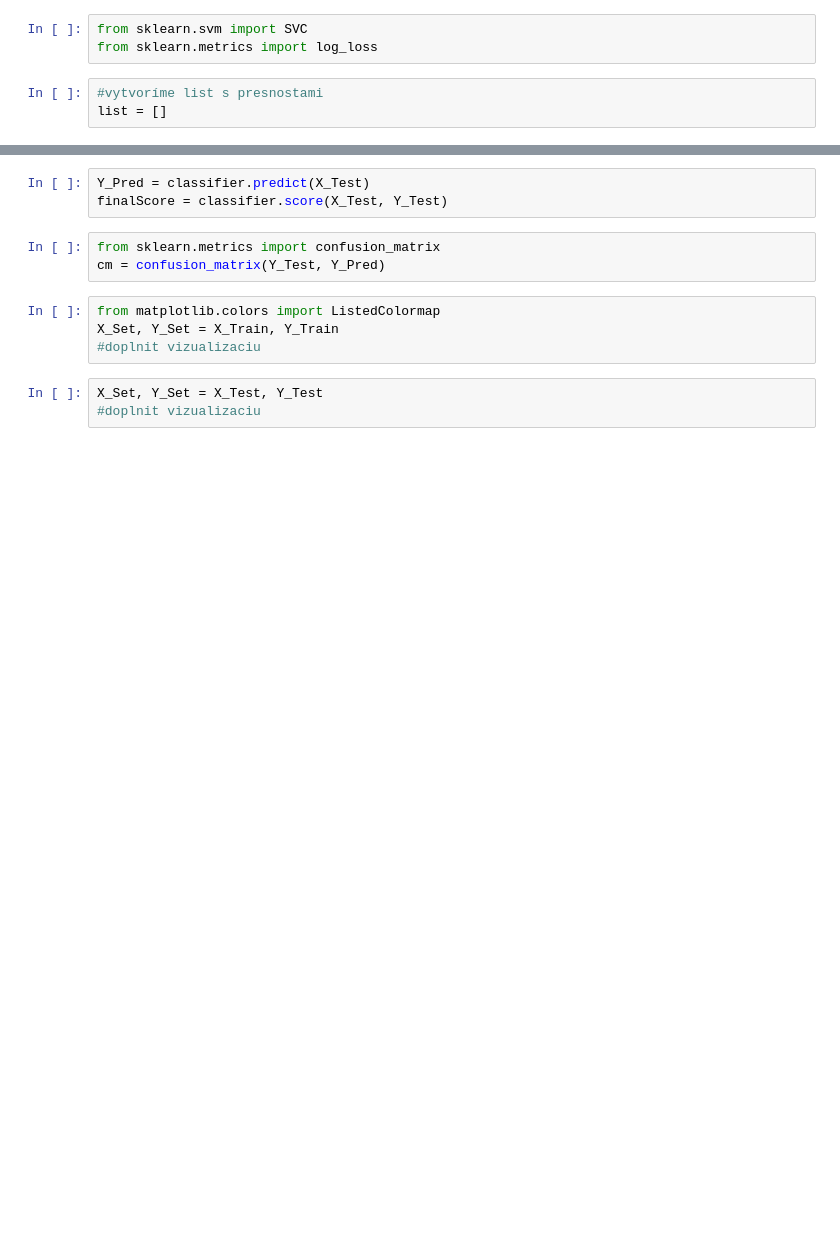
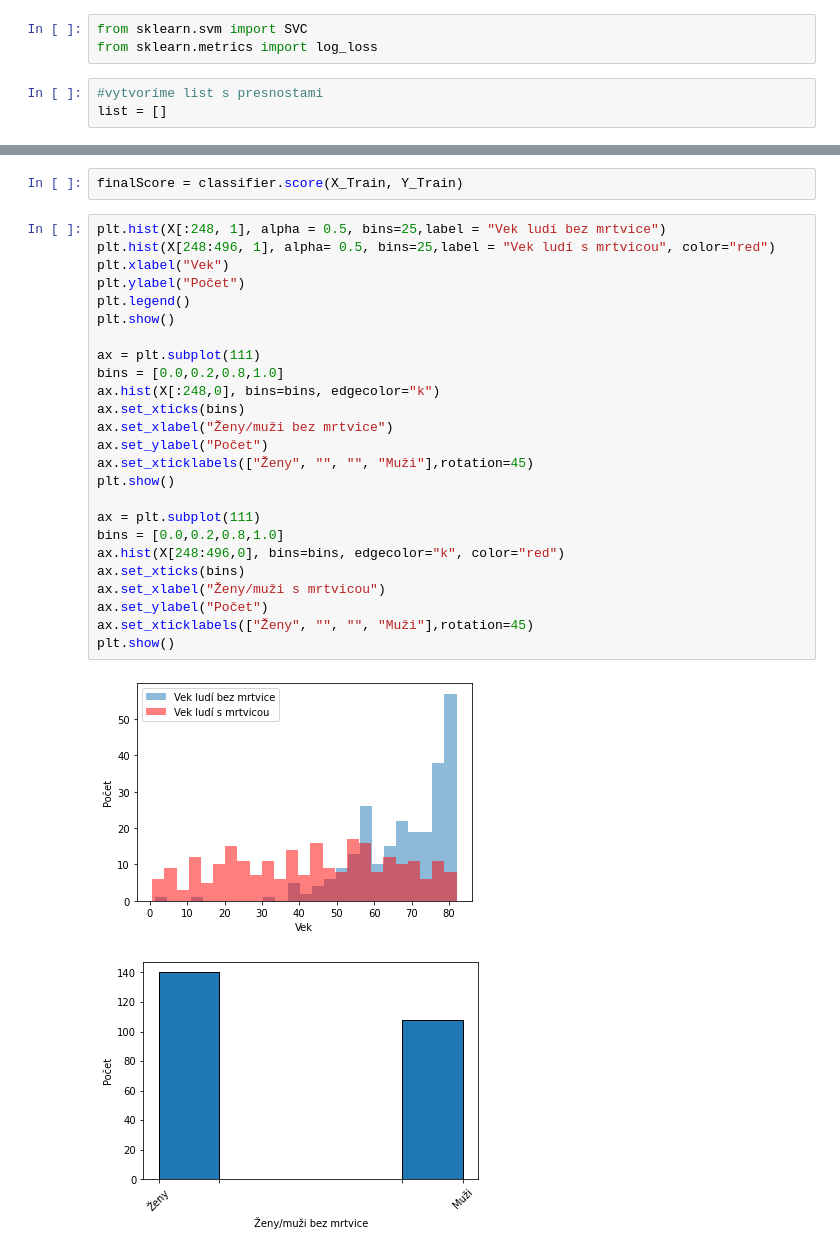
Before and after one commit to whiskeY11/Plesivcak_NS2021, a Jupyter notebook: Plesivcak_NS2021_projekt.ipynb, the cells around one changed output, grey strips where cells are left out. Drawn from its saved outputs; the diff is of its cells as text; blank space fills up the shorter version.

```diff
--- a/Plesivcak_NS2021_projekt.ipynb
+++ b/Plesivcak_NS2021_projekt.ipynb
@@ -208,13 +194,30 @@ list
-# %%
-Y_Pred = classifier.predict(X_Test)
-finalScore = classifier.score(X_Test, Y_Test)
-# %%
-from sklearn.metrics import confusion_matrix
-cm = confusion_matrix(Y_Test, Y_Pred)
-# %%
-from matplotlib.colors import ListedColormap
-X_Set, Y_Set = X_Train, Y_Train
-#doplnit vizualizaciu
-# %%
-X_Set, Y_Set = X_Test, Y_Test
-#doplnit vizualizaciu
+# %%
+finalScore = classifier.score(X_Train, Y_Train)
+# %%
+plt.hist(X[:248, 1], alpha = 0.5, bins=25,label = "Vek ludí bez mrtvice")
+plt.hist(X[248:496, 1], alpha= 0.5, bins=25,label = "Vek ludí s mrtvicou", color="red")
+plt.xlabel("Vek")
+plt.ylabel("Počet")
+plt.legend()
+plt.show()
+
+ax = plt.subplot(111)
+bins = [0.0,0.2,0.8,1.0]
+ax.hist(X[:248,0], bins=bins, edgecolor="k")
+ax.set_xticks(bins)
+ax.set_xlabel("Ženy/muži bez mrtvice")
+ax.set_ylabel("Počet")
+ax.set_xticklabels(["Ženy", "", "", "Muži"],rotation=45)
+plt.show()
+
+ax = plt.subplot(111)
+bins = [0.0,0.2,0.8,1.0]
+ax.hist(X[248:496,0], bins=bins, edgecolor="k", color="red")
+ax.set_xticks(bins)
+ax.set_xlabel("Ženy/muži s mrtvicou")
+ax.set_ylabel("Počet")
+ax.set_xticklabels(["Ženy", "", "", "Muži"],rotation=45)
+plt.show()
+# %% [output]
+[figure, added]
+[figure, added]
```
Also changed, not shown: parts of 7 cells of this notebook.
